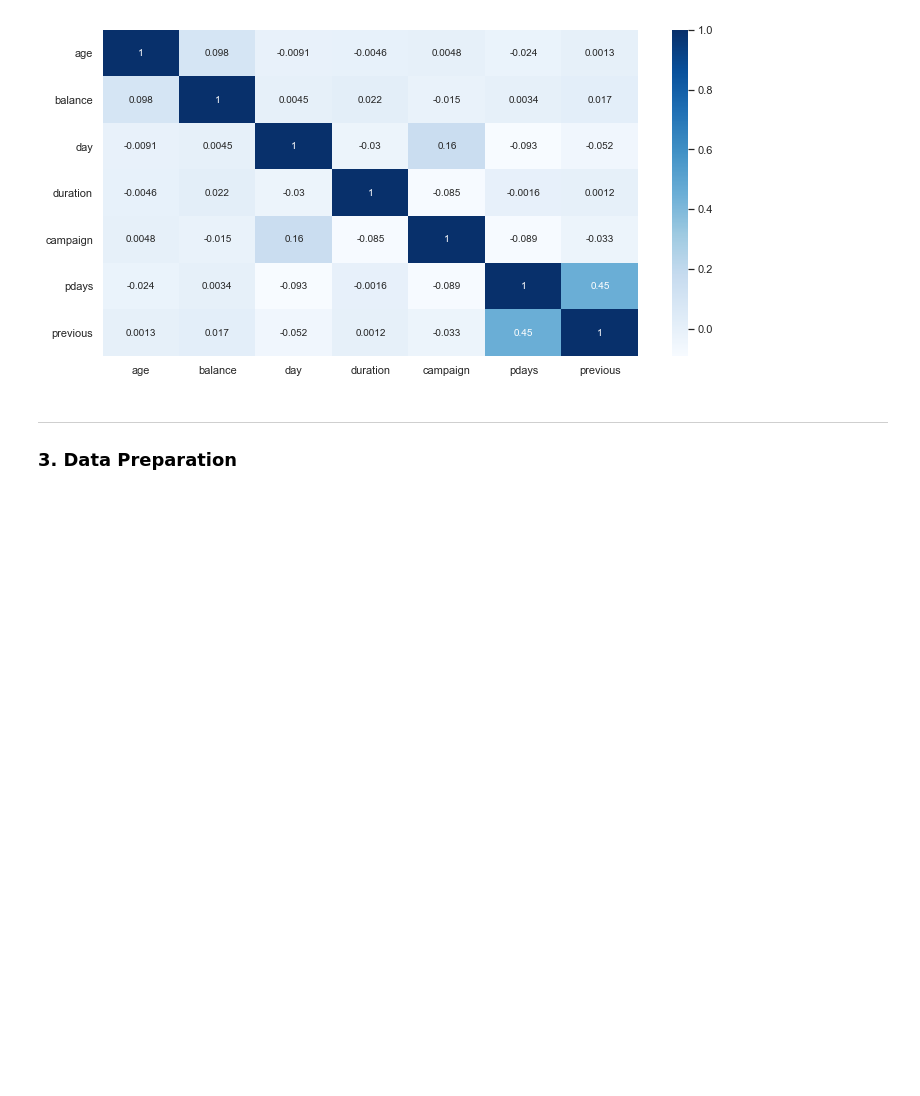
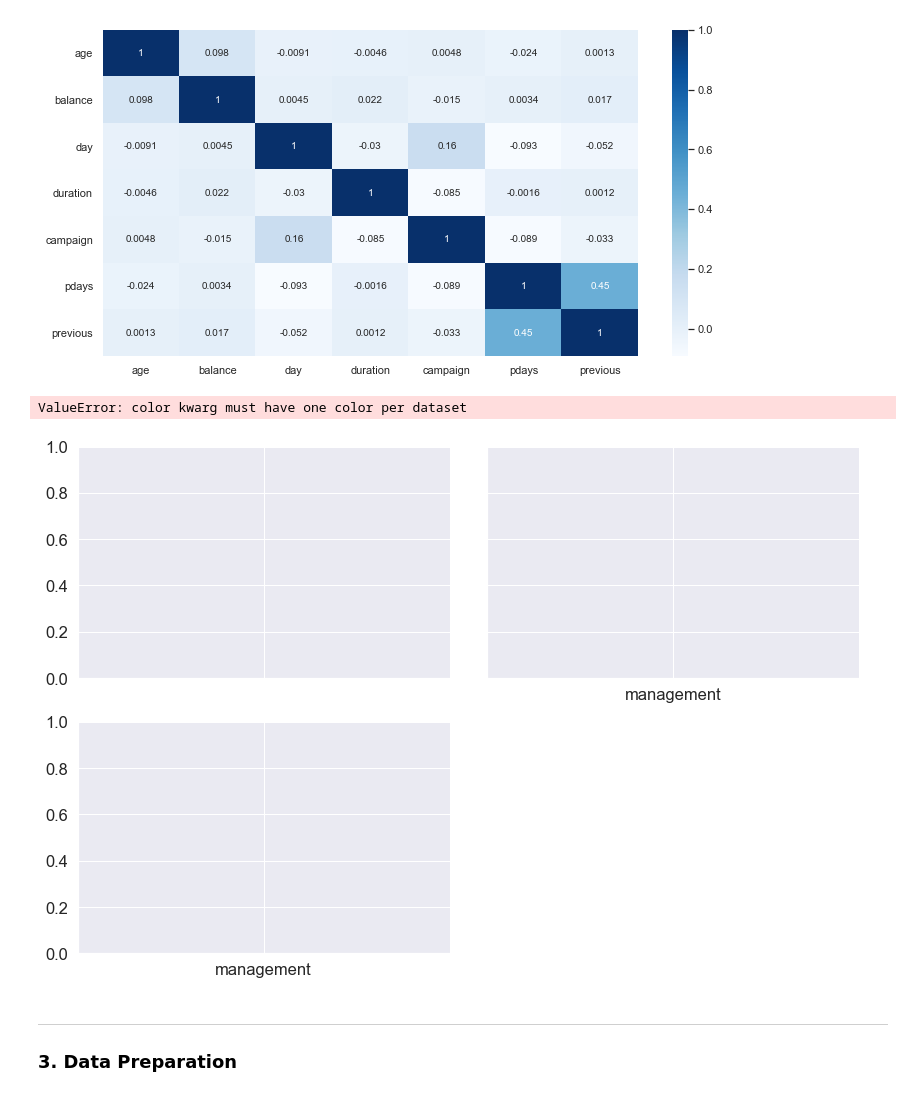
Before and after one commit to fabianoyoschitaki/udacity-nanodegree-machine-learning, a Jupyter notebook: projects/capstone/CapstoneProject.ipynb, the cells around one changed output. Saved outputs shown, nothing was run; the diff lists cells and outputs as text; code cells hidden in the pictures; blank space fills up the shorter version.

```diff
--- a/projects/capstone/CapstoneProject.ipynb
+++ b/projects/capstone/CapstoneProject.ipynb
@@ -173,6 +173,13 @@ sns.heatmap(bank_full_data.corr(), annot=True, cmap="Blues")
 # %% [output]
 <matplotlib.axes._subplots.AxesSubplot at 0x...>
 [figure]
+# %%
+sns.set(font_scale=1.5)
+g = sns.FacetGrid(bank_full_data, col="marital", col_wrap=2, size=4, aspect=1.5, margin_titles=True)
+g.map(plt.hist, "job", "duration", color="steelblue").set_xticklabels(rotation=30)
+# %% [output]
+ValueError: color kwarg must have one color per dataset
+[figure, added]
 # %% [markdown]
 -----------
 ### 3. Data Preparation
```
Also changed, not shown: parts of 1 cell of this notebook.
